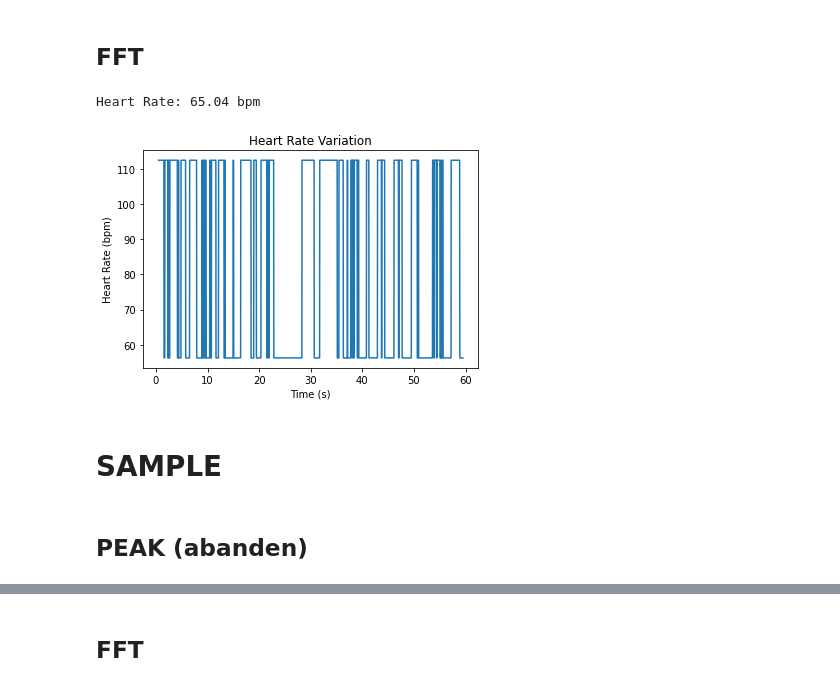
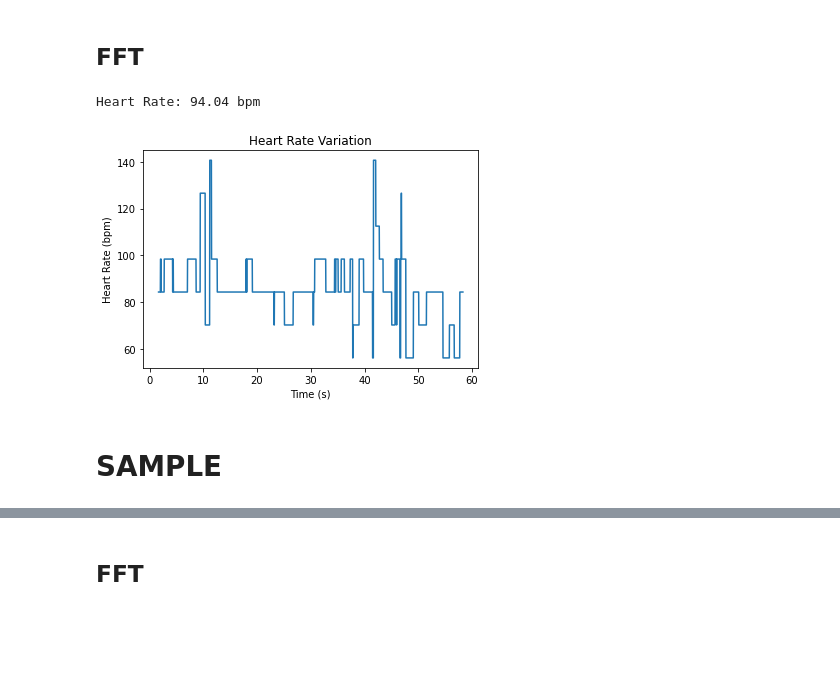
Before and after one commit to HKU-COMP7310-HeartRateDetection/rpgg, a Jupyter notebook: test.ipynb, the cells around one changed output, grey strips where cells are left out. Drawn from its saved outputs; the diff is of its cells as text; code cells hidden in the pictures; blank space fills up the shorter version.

```diff
--- a/test.ipynb
+++ b/test.ipynb
@@ -17,7 +17,7 @@ from scipy.signal import find_peaks
 ## 1. Take one data as an example
 # %%
 # load mat file
-sample_file = sio.loadmat('./mmpd/p29_0.mat')
+sample_file = sio.loadmat('./mmpd/p29_8.mat')
 print(sample_file.keys())
 # %% [output]
 dict_keys(['__header__', '__version__', '__globals__', 'video', 'GT_ppg', 'light', 'motion', 'exercise', 'skin_color', 'gender', 'glasser', 'hair_cover', 'makeup'])
@@ -224,27 +153,0 @@ def _next_power_of_2(x):
-# %%
-BVP=BVP_POS
-window_size=50
-sampling_rate=30
-
-heart_rate=_calculate_peak_hr(BVP)
-
-# 打印心率值
-print("Heart Rate: {:.2f} bpm".format(heart_rate))
-
-# 滑动窗口计算心率值
-heart_rates = []
-
-for i in range(len(BVP) - window_size):
-    window = BVP[i:i+window_size]
-    heart_rate = _calculate_peak_hr(window)
-    heart_rates.append(heart_rate)
-
-# 绘制折线图
-time = np.arange(window_size/2, len(BVP) - window_size/2) / sampling_rate
-plt.plot(time, heart_rates)
-plt.xlabel('Time (s)')
-plt.ylabel('Heart Rate (bpm)')
-plt.title('Heart Rate Variation')
-plt.show()
-
-heart_rates_peak=heart_rates
@@ -255,35 +155,33 @@ Heart Rate: 2.00 bpm
 ## FFT
 # %%
 BVP=BVP_POS
-window_size=30
+window_size=100
 sampling_rate=30
 
 heart_rate=_calculate_fft_hr(BVP)
 
 # 打印心率值
 print("Heart Rate: {:.2f} bpm".format(heart_rate))
 
 # 滑动窗口计算心率值
 heart_rates = []
 
 for i in range(len(BVP) - window_size):
     window = BVP[i:i+window_size]
     heart_rate = _calculate_fft_hr(window)
     heart_rates.append(heart_rate)
 
 # 绘制折线图
 time = np.arange(window_size/2, len(BVP) - window_size/2) / sampling_rate
 plt.plot(time, heart_rates)
 plt.xlabel('Time (s)')
 plt.ylabel('Heart Rate (bpm)')
 plt.title('Heart Rate Variation')
 plt.show()
 
 heart_rates_fft=heart_rates
 # %% [output]
-Heart Rate: 65.04 bpm
+Heart Rate: 94.04 bpm
-[figure, old version]
+[figure, new version]
 # %% [markdown]
 # SAMPLE
-# %% [markdown]
-## PEAK (abanden)
```
Also changed, not shown: parts of 10 cells of this notebook.
